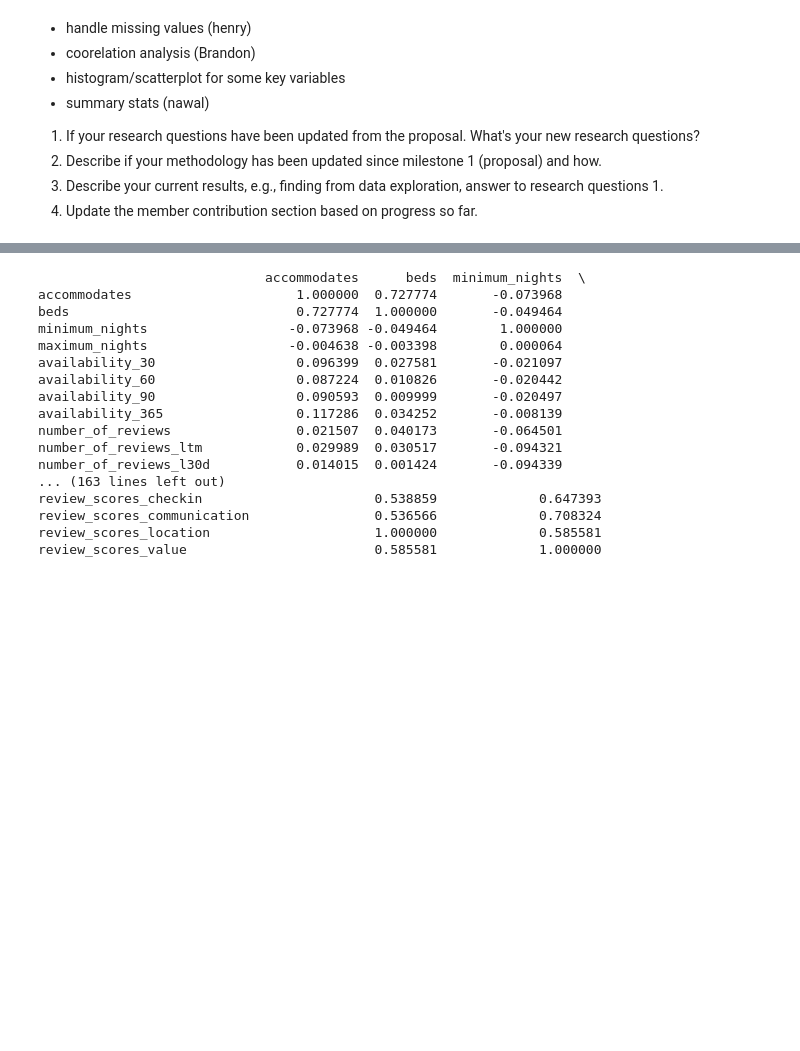
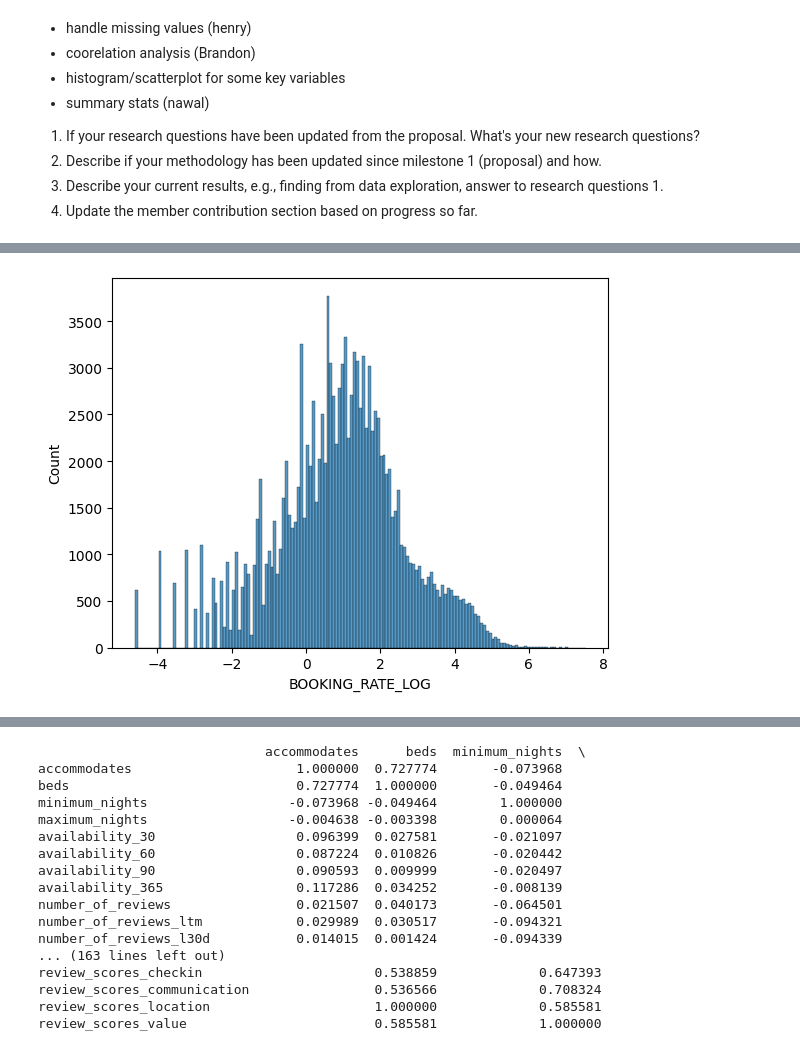
Before and after one commit to Hackyeahh/CISC-351-Group-10, a Jupyter notebook: data-processing.ipynb, the cells around one changed output, grey strips where cells are left out. Drawn from its saved outputs; the diff is of its cells as text; code cells hidden in the pictures; blank space fills up the shorter version.

```diff
--- a/data-processing.ipynb
+++ b/data-processing.ipynb
@@ -83,0 +110,9 @@ visualize_missing_values(listings)
+# %%
+# listings['BOOKING_RATE'] = listings['minimum_nights_avg_ntm'] * listings['reviews_per_month']
+
+# WITH LOG
+listings['BOOKING_RATE_LOG'] = np.log(listings['minimum_nights'] * listings['reviews_per_month'])
+sns.histplot(listings['BOOKING_RATE_LOG'])
+plt.show()
+# %% [output]
+[figure, added]
```
Also changed, not shown: parts of 18 cells of this notebook, 2 other files.
